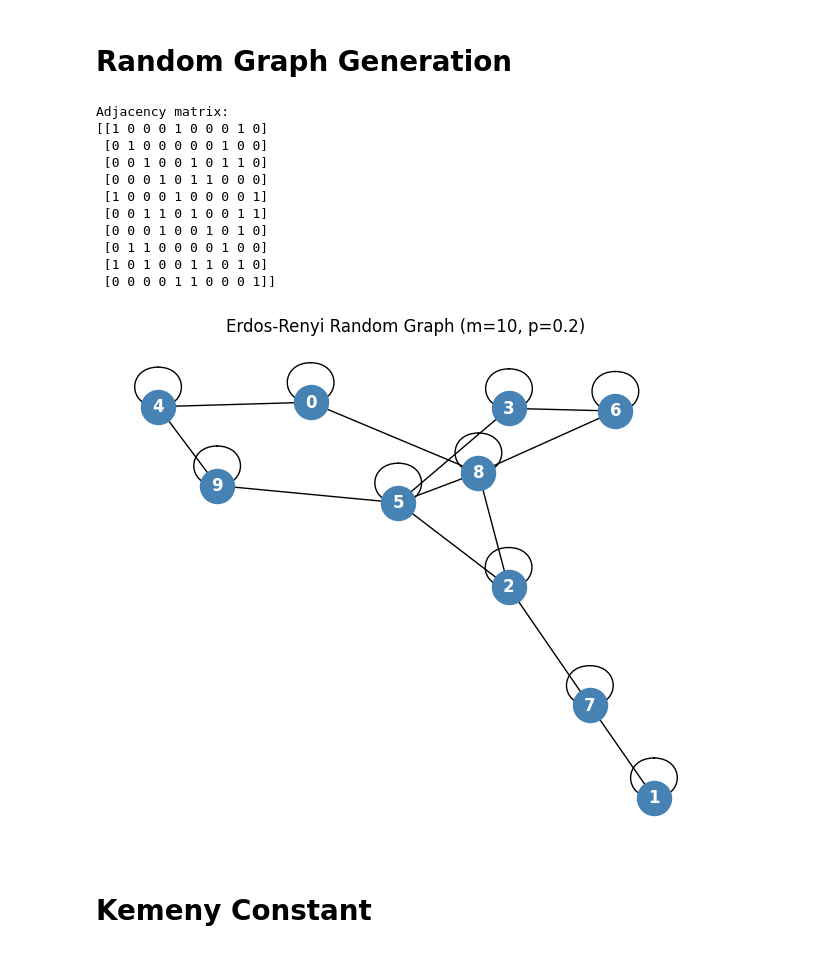
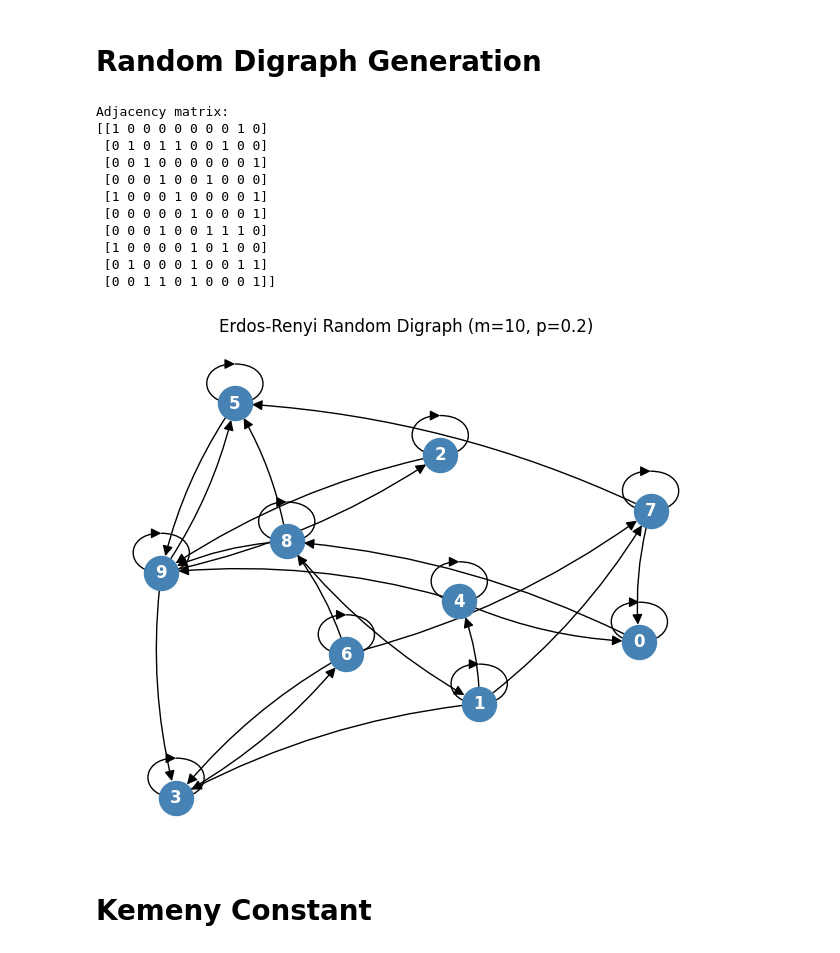
Before and after one commit to yohanjohn307/markov-chain-lifting, a Jupyter notebook: debug.ipynb, the cells around one changed output. Cells and saved outputs as stored; diff of their text form; code cells hidden in the pictures.

```diff
--- a/debug.ipynb
+++ b/debug.ipynb
@@ -1,38 +211,46 @@
 # %% [markdown]
-# Random Graph Generation
+# Random Digraph Generation
 # %%
 import numpy as np
 import networkx as nx
 import matplotlib.pyplot as plt
-from graph import erdos_renyi_graph
+from graph import erdos_renyi_graph, erdos_renyi_digraph
 
 seed = 42
 m = 10
 p = 0.2
-A = erdos_renyi_graph(m=m, p=p, seed=seed)
+A = erdos_renyi_digraph(m=m, p=p, seed=seed)
+
 
 print("Adjacency matrix:")
 print(A.astype(int))
 
-G = nx.from_numpy_array(A)
+# Plot with arrows if A is directed (asymmetric); plain edges otherwise
+is_directed = not np.allclose(A, A.T)
+G = nx.from_numpy_array(A, create_using=nx.DiGraph if is_directed else nx.Graph)
+
 plt.figure(figsize=(6, 5))
-nx.draw(G, with_labels=True, node_color="steelblue", node_size=600, font_color="white", font_weight="bold")
-plt.title(f"Erdos-Renyi Random Graph (m={m}, p={p})")
+nx.draw(
+    G, with_labels=True, node_color="steelblue", node_size=600, font_color="white", font_weight="bold",
+    arrows=is_directed, arrowstyle="-|>", arrowsize=15,
+    connectionstyle="arc3,rad=0.1" if is_directed else "arc3",
+)
+plt.title(f"Erdos-Renyi Random {'Digraph' if is_directed else 'Graph'} (m={m}, p={p})")
 plt.tight_layout()
 plt.show()
 # %% [output]
 Adjacency matrix:
-[[1 0 0 0 1 0 0 0 1 0]
- [0 1 0 0 0 0 0 1 0 0]
- [0 0 1 0 0 1 0 1 1 0]
- [0 0 0 1 0 1 1 0 0 0]
+[[1 0 0 0 0 0 0 0 1 0]
+ [0 1 0 1 1 0 0 1 0 0]
+ [0 0 1 0 0 0 0 0 0 1]
+ [0 0 0 1 0 0 1 0 0 0]
  [1 0 0 0 1 0 0 0 0 1]
- [0 0 1 1 0 1 0 0 1 1]
- [0 0 0 1 0 0 1 0 1 0]
- [0 1 1 0 0 0 0 1 0 0]
- [1 0 1 0 0 1 1 0 1 0]
- [0 0 0 0 1 1 0 0 0 1]]
+ [0 0 0 0 0 1 0 0 0 1]
+ [0 0 0 1 0 0 1 1 1 0]
+ [1 0 0 0 0 1 0 1 0 0]
+ [0 1 0 0 0 1 0 0 1 1]
+ [0 0 1 1 0 1 0 0 0 1]]
-[figure, old version]
+[figure, new version]
 # %% [markdown]
 # Kemeny Constant
 # %%
```
Also changed, not shown: parts of 9 cells of this notebook, 5 other files.
